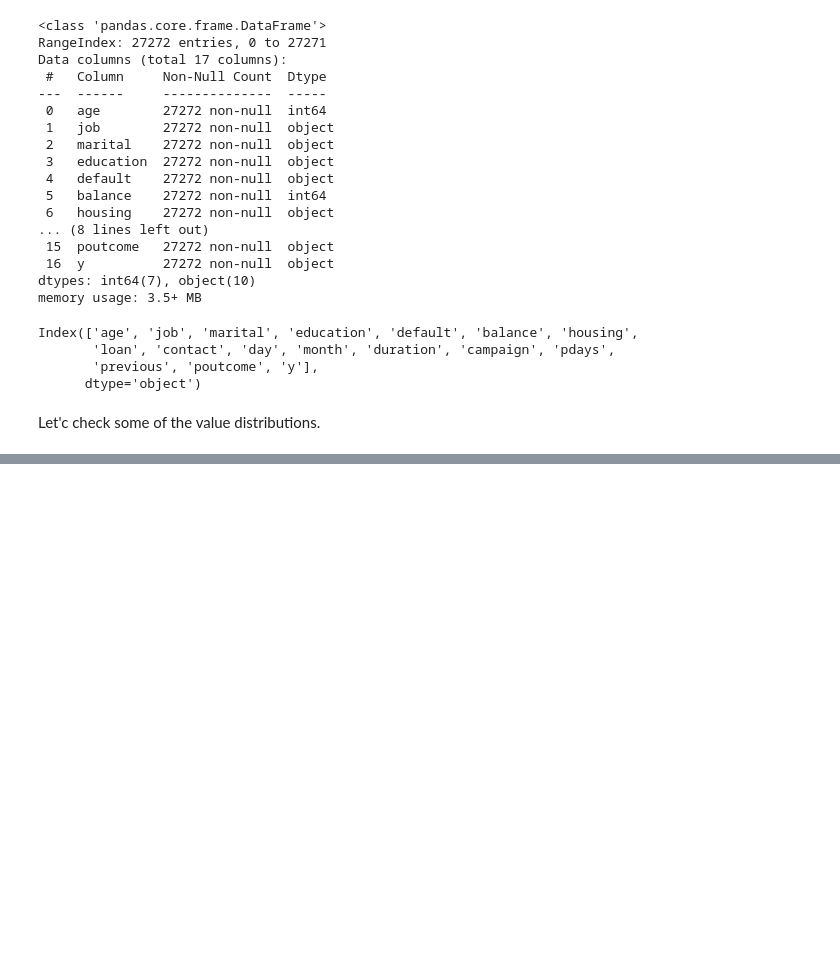
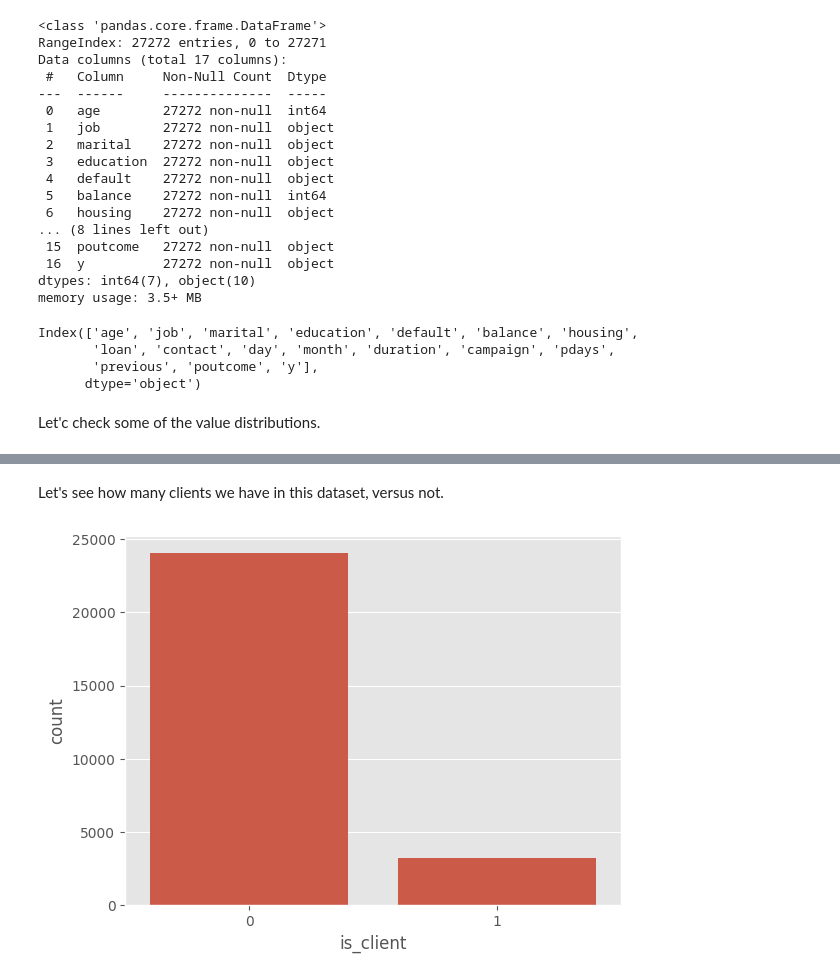
Before and after one commit to 1Solon/ml-final-assignment, a Jupyter notebook: src/C19349793.ipynb, the cells around one changed output, grey strips where cells are left out. Cells and saved outputs as stored; diff of their text form; code cells hidden in the pictures; blank space fills up the shorter version.

Commit message:
Look through data for trends

```diff
--- a/src/C19349793.ipynb
+++ b/src/C19349793.ipynb
@@ -85,0 +93,4 @@ TypeError: countplot() takes from 0 to 1 positional arguments but 2 were given
+# %%
+data.rename(columns={'y': 'is_client'}, inplace=True)
+data['is_client'] = data['is_client'].map({'TypeA': 0, 'TypeB': 1})
+data.head()
@@ -85,0 +104,7 @@ TypeError: countplot() takes from 0 to 1 positional arguments but 2 were given
+# %% [markdown]
+Let's see how many clients we have in this dataset, versus not.
+# %%
+sns.countplot(x='is_client', data=data)
+plt.show()
+# %% [output]
+[figure, added]
```
Also changed, not shown: parts of 26 cells of this notebook.
